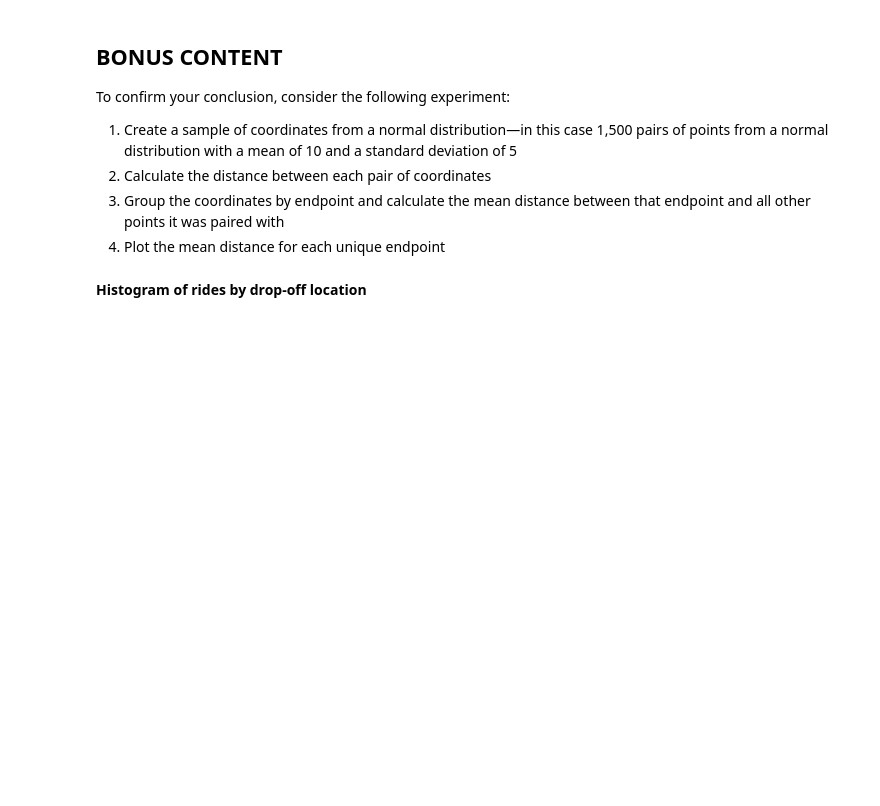
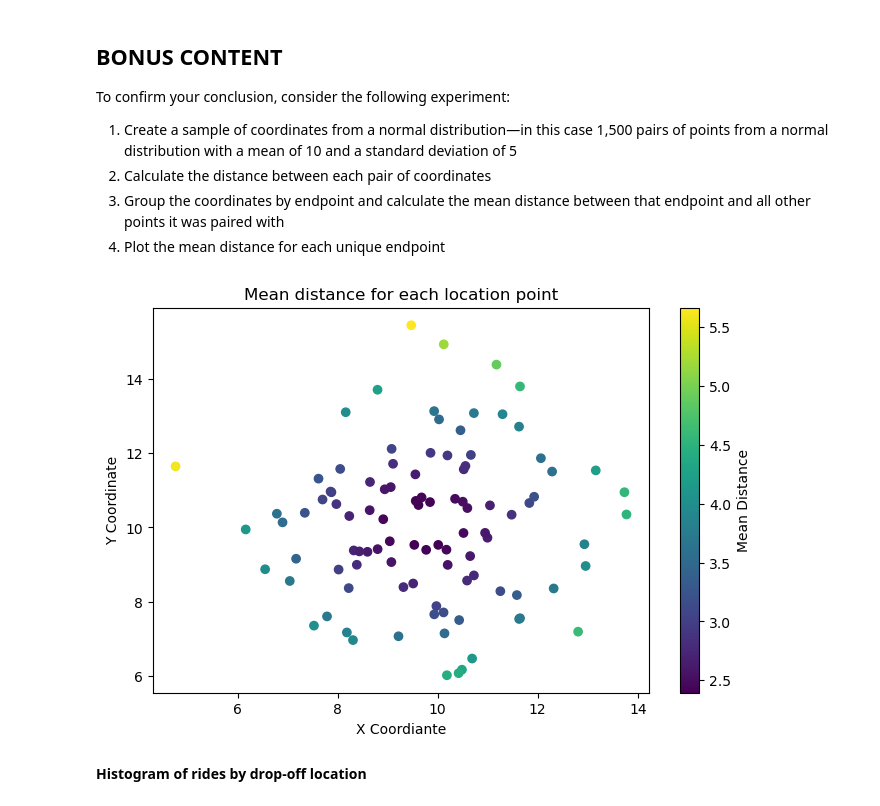
Before and after one commit to Fatima-Arain206/Google-Data-Analytics-Portfolio-Projects., a Jupyter notebook: 01-Automatidata-Taxi-Fare-Prediction/Activity_Course 3 Automatidata project lab.ipynb, the cells around one changed output. Cells and saved outputs as stored; diff of their text form; code cells hidden in the pictures; blank space fills up the shorter version.

```diff
--- a/01-Automatidata-Taxi-Fare-Prediction/Activity_Course 3 Automatidata project lab.ipynb
+++ b/01-Automatidata-Taxi-Fare-Prediction/Activity_Course 3 Automatidata project lab.ipynb
@@ -660,18 +689,34 @@ To confirm your conclusion, consider the following experiment:
 4. Plot the mean distance for each unique endpoint
 # %%
 #BONUS CONTENT
-
+import matplotlib.pyplot as pt
+import numpy as np
+# ! pip install scipy
+from scipy.spatial.distance import cdist
 #1. Generate random points on a 2D plane from a normal distribution
 #==> ENTER YOUR CODE HERE
-
+np.random.seed(42
+)
+points = np.random.normal(loc=10,scale=2,size=(100,2))
 # 2. Calculate Euclidean distances between points in first half and second half of array
 #==> ENTER YOUR CODE HERE
-
+distances = cdist(points,points,metric = 'euclidean')
 # 3. Group the coordinates by "drop-off location", compute mean distance
 #==> ENTER YOUR CODE HERE
+mean_dis = distances.mean(axis=1)
 
 # 4. Plot the mean distance between each endpoint ("drop-off location") and all points it connected to
 #==> ENTER YOUR CODE HERE
+
+pt.figure(figsize=(8,5))
+pt.scatter(points[:,0],points[:,1],c=mean_dis,cmap='viridis')
+pt.colorbar(label = 'Mean Distance')
+pt.title('Mean distance for each location point')
+pt.xlabel('X Coordiante')
+pt.ylabel('Y Coordinate')
+pt.show()
+# %% [output]
+[figure, added]
 # %% [markdown]
 **Histogram of rides by drop-off location**
 # %% [markdown]
```
Also changed, not shown: parts of 25 cells of this notebook, 1 other file.
